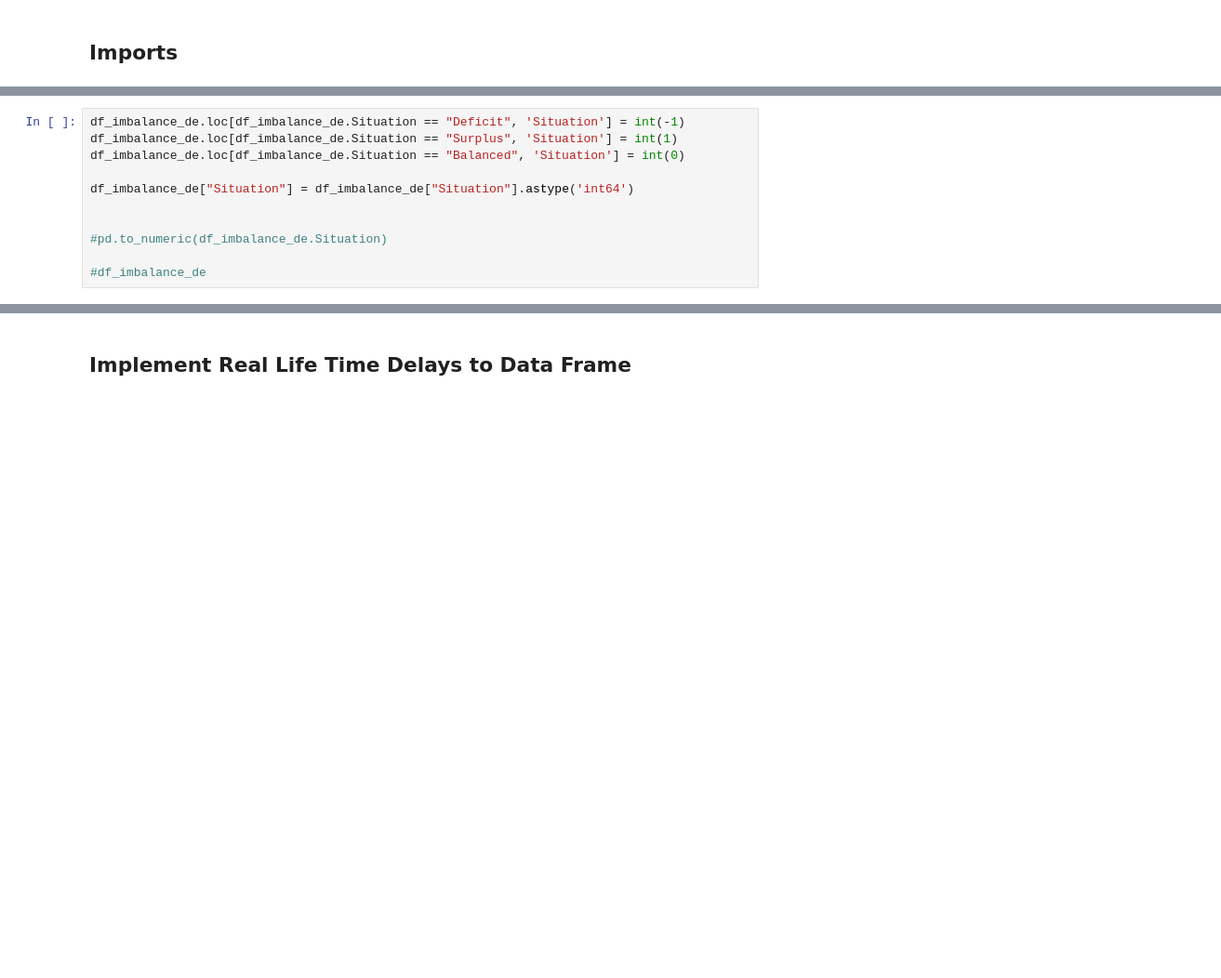
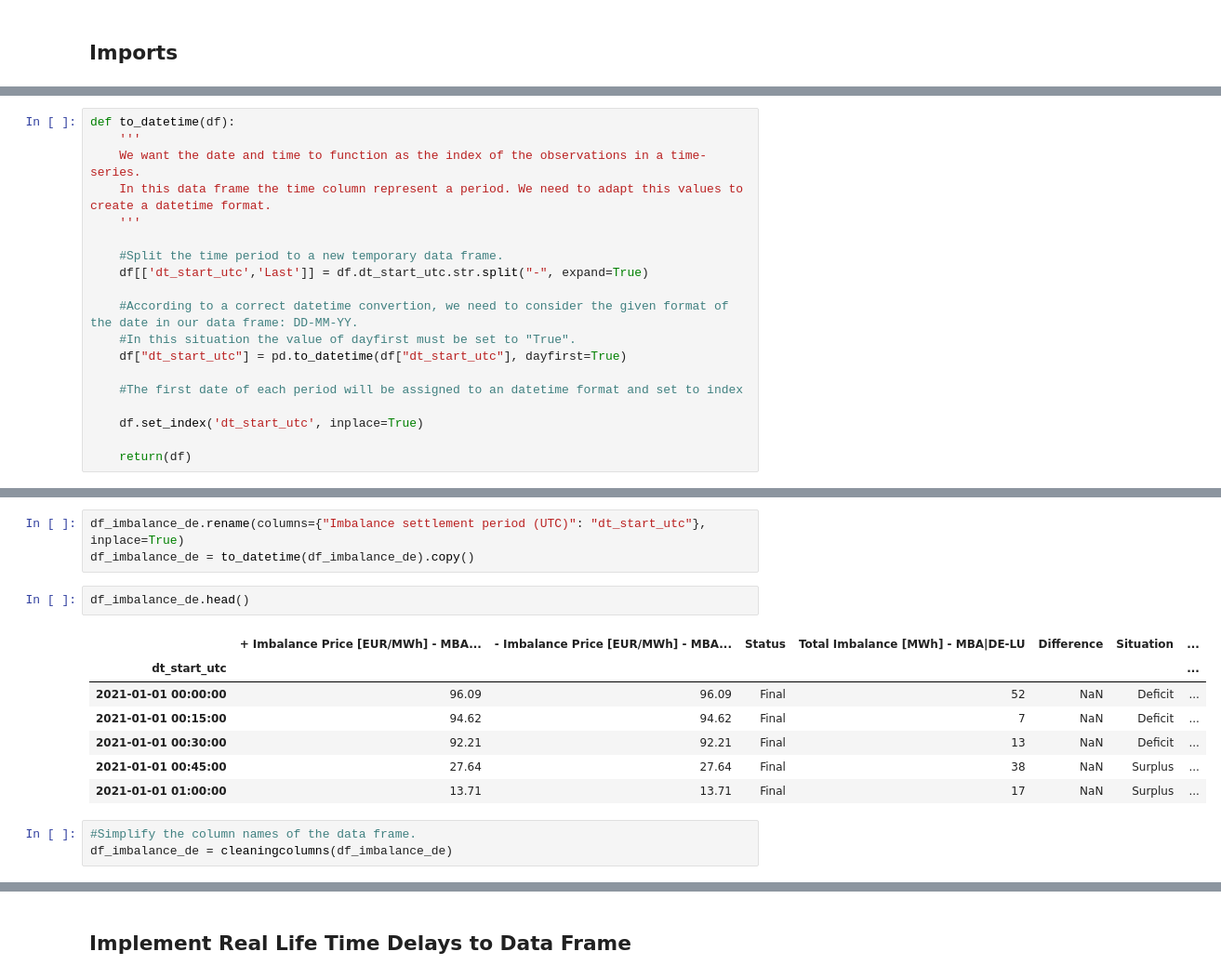
Before and after one commit to Jaoaud/Capstone_Energy, a Jupyter notebook: 1_Data_Mining_Cleaning/imbalance_price_1_2_data_mining_entsoe.ipynb, the cells around one changed output, grey strips where cells are left out. Shown at 93% size. Saved outputs shown, nothing was run; the diff lists cells and outputs as text; blank space fills up the shorter version.

```diff
--- a/1_Data_Mining_Cleaning/imbalance_price_1_2_data_mining_entsoe.ipynb
+++ b/1_Data_Mining_Cleaning/imbalance_price_1_2_data_mining_entsoe.ipynb
@@ -47,2 +40,21 @@ import warnings
+# %%
+def to_datetime(df):
+    '''
+    We want the date and time to function as the index of the observations in a time-series.
+    In this data frame the time column represent a period. We need to adapt this values to create a datetime format.
+    '''
+
+    #Split the time period to a new temporary data frame.
+    df[['dt_start_utc','Last']] = df.dt_start_utc.str.split("-", expand=True)
+
+    #According to a correct datetime convertion, we need to consider the given format of the date in our data frame: DD-MM-YY.
+    #In this situation the value of dayfirst must be set to "True".
+    df["dt_start_utc"] = pd.to_datetime(df["dt_start_utc"], dayfirst=True)
+
+    #The first date of each period will be assigned to an datetime format and set to index
+
+    df.set_index('dt_start_utc', inplace=True)
+
+    return(df)
 # %%
 def cleaningcolumns(df):
@@ -96,11 +146,0 @@ df_imbalance_de.head()
-# %%
-df_imbalance_de.loc[df_imbalance_de.Situation == "Deficit", 'Situation'] = int(-1)
-df_imbalance_de.loc[df_imbalance_de.Situation == "Surplus", 'Situation'] = int(1)
-df_imbalance_de.loc[df_imbalance_de.Situation == "Balanced", 'Situation'] = int(0)
-
-df_imbalance_de["Situation"] = df_imbalance_de["Situation"].astype('int64')
-
-
-#pd.to_numeric(df_imbalance_de.Situation)
-
-#df_imbalance_de
@@ -106,0 +151,16 @@ df_imbalance_de["Situation"] = df_imbalance_de["Situation"].astype('int64')
+# %%
+df_imbalance_de.rename(columns={"Imbalance settlement period (UTC)": "dt_start_utc"}, inplace=True)
+df_imbalance_de = to_datetime(df_imbalance_de).copy()
+# %%
+df_imbalance_de.head()
+# %% [output]
+|  | + Imbalance Price [EUR/MWh] - MBA... | - Imbalance Price [EUR/MWh] - MBA... | Status | Total Imbalance [MWh] - MBA|DE-LU | Difference | Situation | ... |
+| dt_start_utc |  |  |  |  |  |  | ... |
+| 2021-01-01 00:00:00 | 96.09 | 96.09 | Final | 52 | NaN | Deficit | ... |
+| 2021-01-01 00:15:00 | 94.62 | 94.62 | Final | 7 | NaN | Deficit | ... |
+| 2021-01-01 00:30:00 | 92.21 | 92.21 | Final | 13 | NaN | Deficit | ... |
+| 2021-01-01 00:45:00 | 27.64 | 27.64 | Final | 38 | NaN | Surplus | ... |
+| 2021-01-01 01:00:00 | 13.71 | 13.71 | Final | 17 | NaN | Surplus | ... |
+# %%
+#Simplify the column names of the data frame.
+df_imbalance_de = cleaningcolumns(df_imbalance_de)
```
Also changed, not shown: parts of 246 cells of this notebook, 2 other files.
